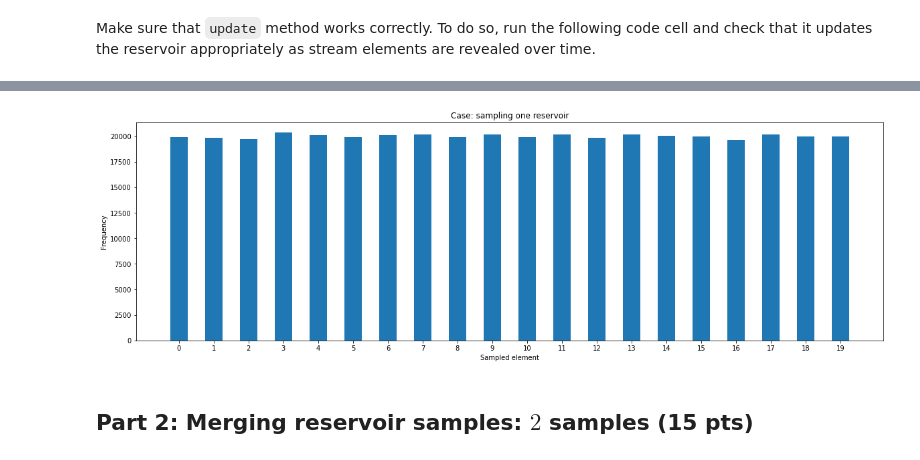
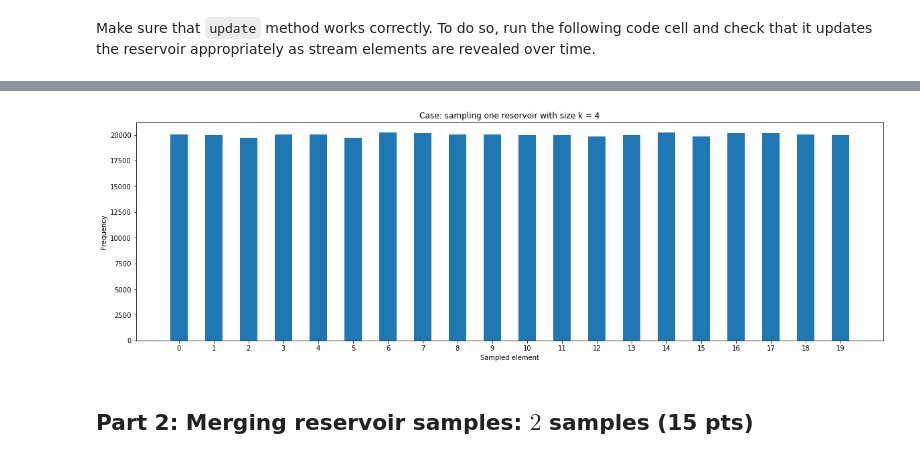
Before and after one commit to LaurineDargaud/DTU_CT_Assignment2, a Jupyter notebook: Project 3/02807_Project_3_FINAL.ipynb, the cells around one changed output, grey strips where cells are left out. Saved outputs shown, nothing was run; the diff lists cells and outputs as text; code cells hidden in the pictures.

```diff
--- a/Project 3/02807_Project_3_FINAL.ipynb
+++ b/Project 3/02807_Project_3_FINAL.ipynb
@@ -134,28 +134,27 @@ If your implementation is correct, you should expect to draw each element with r
 ![image.png](embedded-picture-1)
 # %%
 # your code goes here
-
+import matplotlib.pyplot as plt
 # 1. Store the result of 100,000 times the sampling experiment with size k = 4
 all_samples = []
 for _ in range (100000):
     r = ReservoirSampler(4)
     for e in stream:
         r.update(e)
     all_samples.append(r.sample)
 
 # 2. Compute histogram and plot a bar chart
 all_samples = np.array(all_samples).flatten()
-plt = matplotlib.pyplot
 elements, counts = np.unique(all_samples, return_counts=True)
 plt.figure(figsize=(20,6))
 plt.bar(elements, counts, width=0.5)
 plt.xticks(elements)
-plt.title("Case: sampling one reservoir")
+plt.title("Case: sampling one reservoir with size k = 4")
 plt.xlabel('Sampled element')
 plt.ylabel('Frequency')
 plt.show()
 # %% [output]
-[figure, old version]
+[figure, new version]
 # %% [markdown]
 ## Part 2: Merging reservoir samples: $2$ samples (15 pts)
 # %% [markdown]
```
Also changed, not shown: parts of 5 cells of this notebook.
